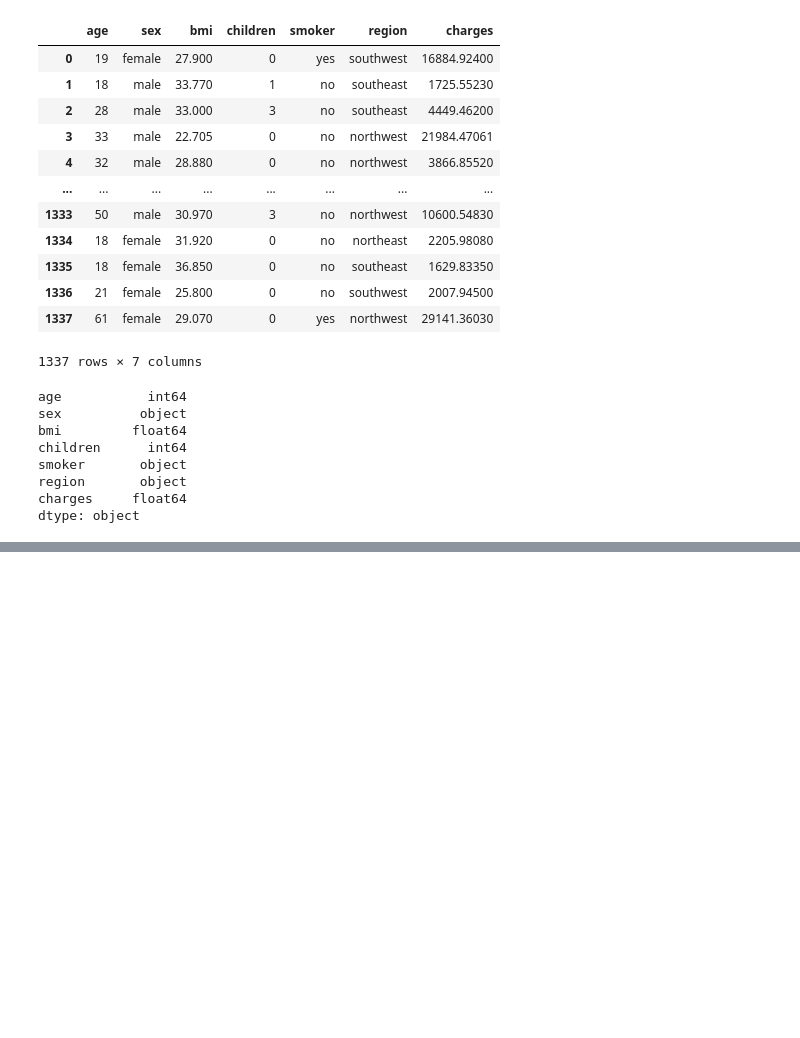
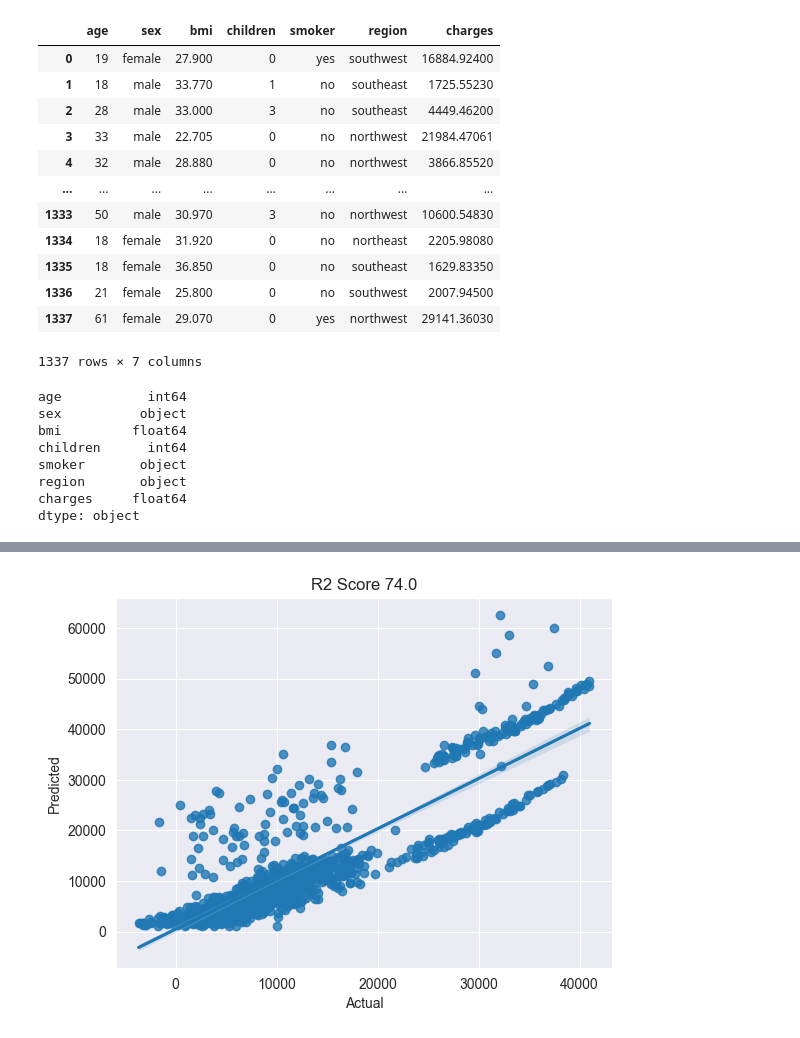
Before and after one commit to kaymansrinivasan/Insurance_prediction_model, a Jupyter notebook: LR_2.ipynb, the cells around one changed output, grey strips where cells are left out. Drawn from its saved outputs; the diff is of its cells as text; code cells hidden in the pictures; blank space fills up the shorter version.

Commit message:
LR_2.ipynb is turned into a end to end Linear Regression model with R2_Score(74)

```diff
--- a/LR_2.ipynb
+++ b/LR_2.ipynb
@@ -84,0 +74,18 @@ df
+# %%
+#Label Encoding
+from sklearn.preprocessing import LabelEncoder
+LE = LabelEncoder()
+
+for col in df.columns:
+    if df[col].dtype == "object":
+        df[col] = LE.fit_transform(df[col])
+# %%
+X = df.iloc[:, :-1]
+Y = df["charges"]
+
+from sklearn.model_selection import train_test_split
+X_train, X_test, Y_train, Y_test = train_test_split(X, Y, test_size=0.80, random_state=87)
+# %%
+from sklearn.linear_model import LinearRegression
+lr = LinearRegression()
+lr.fit(X_train, Y_train)
@@ -84,0 +94,3 @@ df
+# %%
+y_pred = lr.predict(X_test)
+y_pred
@@ -84,0 +123,8 @@ df
+# %%
+sns.regplot(x=y_pred, y=Y_test)
+plt.title(f'R2 Score {r_sq}')
+plt.xlabel("Actual")
+plt.ylabel("Predicted")
+plt.show()
+# %% [output]
+[figure, added]
```
Also changed, not shown: parts of 8 cells of this notebook.
